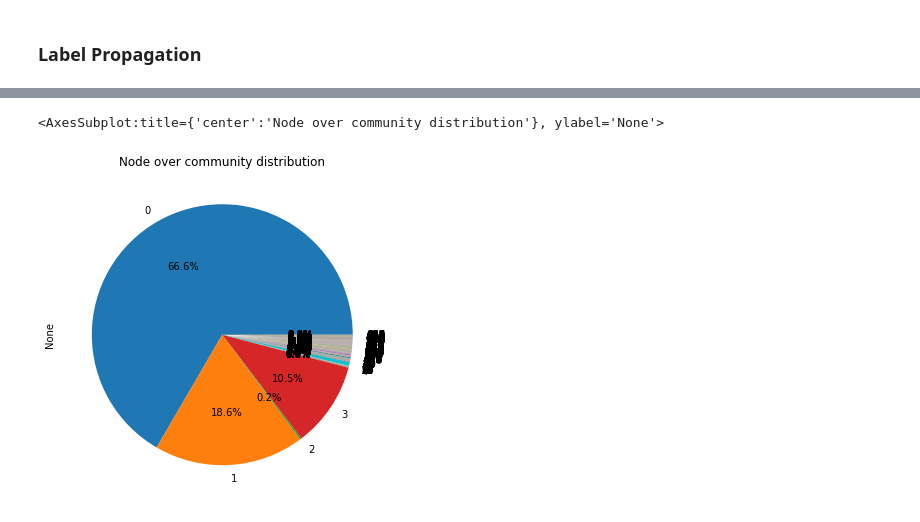
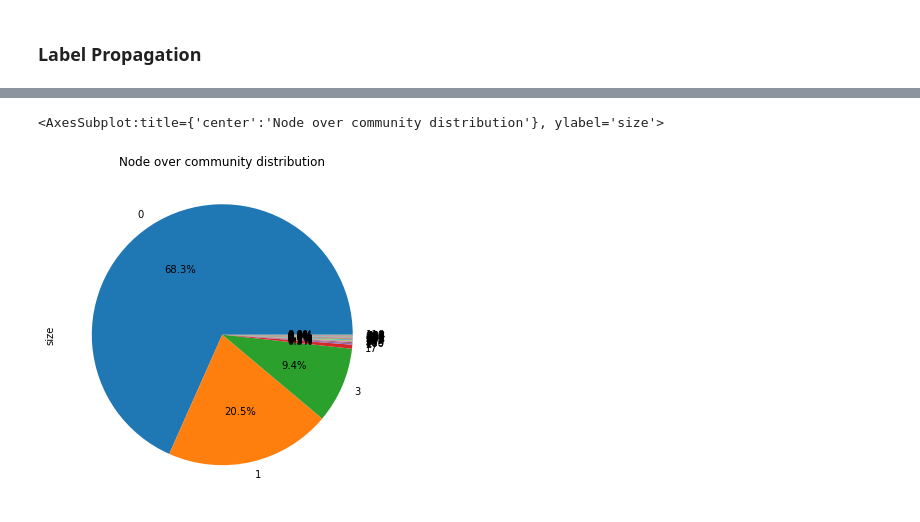
Before and after one commit to egordm/MGTCOM, a Jupyter notebook: code/datasets/notebooks/analysis/social-distancing-student.ipynb, the cells around one changed output, grey strips where cells are left out. Cells and saved outputs as stored; diff of their text form; code cells hidden in the pictures.

```diff
--- a/code/datasets/notebooks/analysis/social-distancing-student.ipynb
+++ b/code/datasets/notebooks/analysis/social-distancing-student.ipynb
@@ -497,9 +520,9 @@ Number of communities: 690
 # %%
-community_sizes = pd.Series(list(map(len, label_prop)), index=range(len(label_prop)))
-community_sizes.plot.pie(y='count', autopct='%1.1f%%', title='Node over community distribution', figsize=(6,6))
+community_sizes = pd.Series(list(map(len, label_prop)), name='size', index=range(len(label_prop)))
+community_sizes.sort_values(ascending=False).head(30).plot.pie(y='count', autopct='%1.1f%%', title='Node over community distribution', figsize=(6,6))
 # %% [output]
-<AxesSubplot:title={'center':'Node over community distribution'}, ylabel='None'>
+<AxesSubplot:title={'center':'Node over community distribution'}, ylabel='size'>
-[figure, old version]
+[figure, new version]
 # %%
 names = pd.Series(G_cc.vs['name'], index=range(G_cc.vcount()))
 
```
Also changed, not shown: parts of 18 cells of this notebook, 11 other files.
